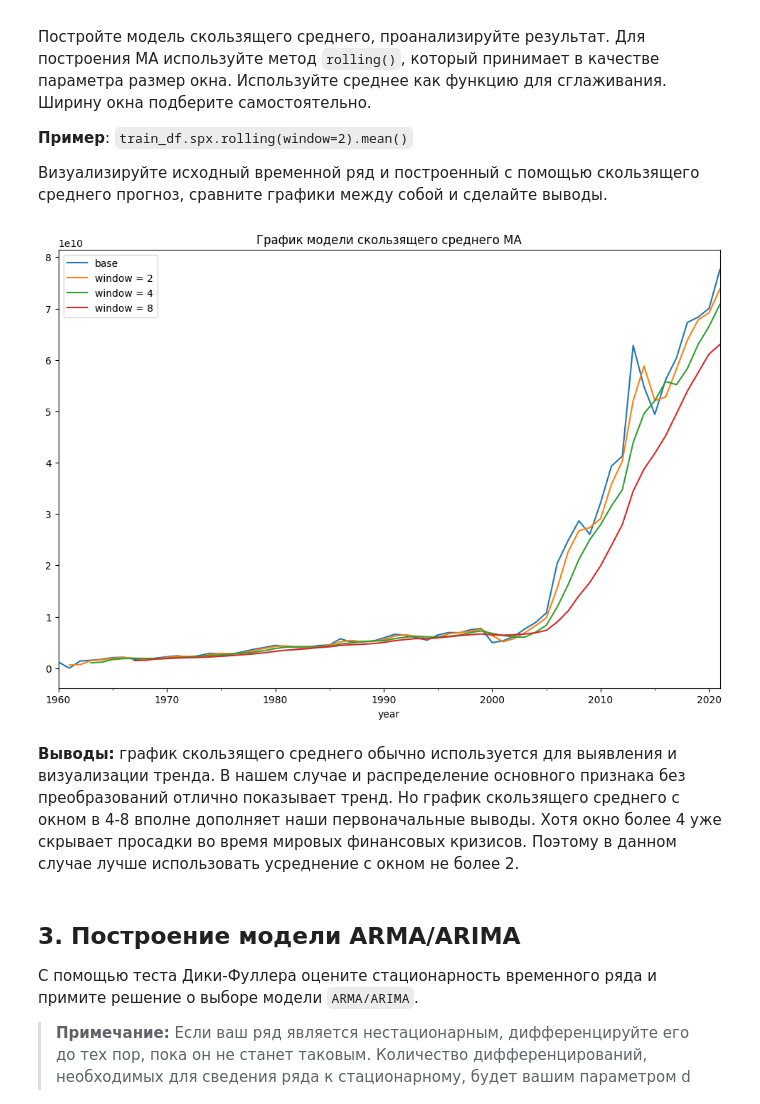
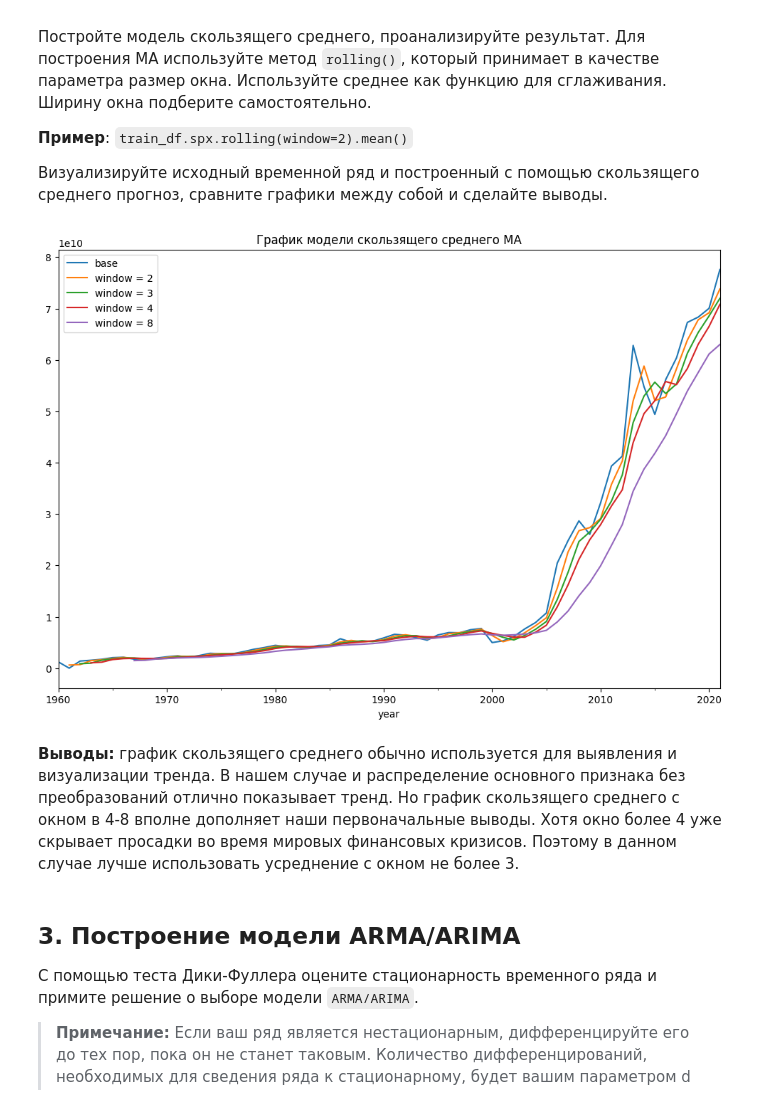
Before and after one commit to botovalex/SFDC, a Jupyter notebook: ML_in_business/ML-13_project_ABotov.ipynb, the cells around one changed output. Drawn from its saved outputs; the diff is of its cells as text; code cells hidden in the pictures.

```diff
--- a/ML_in_business/ML-13_project_ABotov.ipynb
+++ b/ML_in_business/ML-13_project_ABotov.ipynb
@@ -74,18 +80,19 @@ print(train_df.shape, test_df.shape)
 # %%
 fig = plt.figure(figsize=(12,8))
 ax = fig.add_subplot()
 df.plot(ax=ax)
 df.gdp.rolling(window=2).mean().plot(ax=ax)
+df.gdp.rolling(window=3).mean().plot(ax=ax)
 df.gdp.rolling(window=4).mean().plot(ax=ax)
 df.gdp.rolling(window=8).mean().plot(ax=ax)
-ax.legend(['base', 'window = 2', 'window = 4', 'window = 8'])
+ax.legend(['base', 'window = 2','window = 3', 'window = 4', 'window = 8'])
 ax.set_title('График модели скользящего среднего MA')
 plt.show()
 # %% [output]
-[figure, old version]
+[figure, new version]
 # %% [markdown]
 **Выводы:** график скользящего среднего обычно используется для выявления и визуализации тренда. В нашем случае и распределение основного признака без преобразований отлично показывает тренд. Но график скользящего среднего с окном в 4-8 вполне дополняет наши первоначальные выводы.
-Хотя окно более 4 уже скрывает просадки во время мировых финансовых кризисов. Поэтому в данном случае лучше использовать усреднение с окном не более 2.
+Хотя окно более 4 уже скрывает просадки во время мировых финансовых кризисов. Поэтому в данном случае лучше использовать усреднение с окном не более 3.
 # %% [markdown]
 ## 3. Построение модели ARMA/ARIMA
 
```
Also changed, not shown: parts of 32 cells of this notebook.
